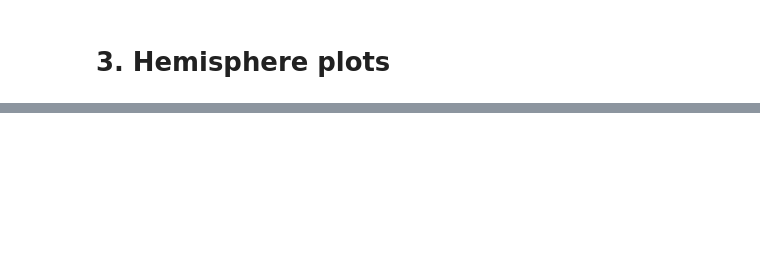
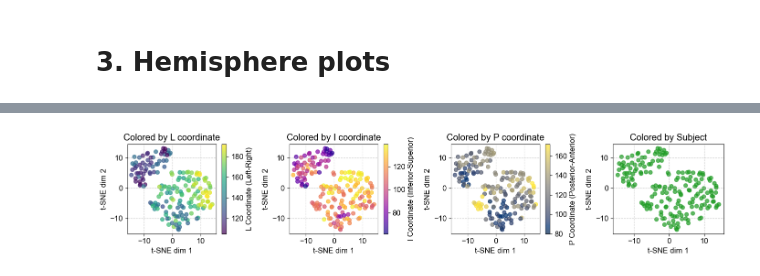
Before and after one commit to azaho/bfm, a Jupyter notebook: paper_figures/F5_electrode_embeddings/exp_corr_distance_electrodes.ipynb, the cells around one changed output, grey strips where cells are left out. Saved outputs shown, nothing was run; the diff lists cells and outputs as text; code cells hidden in the pictures; blank space fills up the shorter version.

```diff
--- a/paper_figures/F5_electrode_embeddings/exp_corr_distance_electrodes.ipynb
+++ b/paper_figures/F5_electrode_embeddings/exp_corr_distance_electrodes.ipynb
@@ -319,6 +319,7 @@ Total explained variance: 0.0665
 # %%
 all_electrode_embeddings = np.concatenate([subjects_electrode_embeddings[subject_id] for subject_id in plot_subject_ids])
 all_electrode_coordinates = np.concatenate([subjects_electrode_coordinates[subject_id] for subject_id in plot_subject_ids])
+all_subject_ids = np.concatenate([[subject_id]*len(subjects_electrode_embeddings[subject_id]) for subject_id in plot_subject_ids])
 
 # Perform t-SNE to reduce electrode embeddings to 2 dimensions
 from sklearn.manifold import TSNE
@@ -379,3 +380,74 @@ plt.show()
+# %%
+# Create a figure with 3 subplots for L, I, P coordinates
+fig, axes = plt.subplots(1, 4, figsize=(14, 3))
+
+# Determine the correct title based on the dimensionality reduction method
+method_name = "t-SNE" if use_tsne else "PCA"
+
+# Plot for L coordinate (Left-Right)
+scatter_L = axes[0].scatter(electrode_embeddings_2d[:, 0], electrode_embeddings_2d[:, 1],
+                          c=all_electrode_coordinates[:, 0], cmap='viridis', alpha=0.7)
+axes[0].set_title(f'Colored by L coordinate')
+axes[0].set_xlabel(f'{method_name} dim 1')
+axes[0].set_ylabel(f'{method_name} dim 2')
+axes[0].grid(True, linestyle='--', alpha=0.7)
+plt.colorbar(scatter_L, ax=axes[0], label='L Coordinate (Left-Right)')
+
+# Plot for I coordinate (Inferior-Superior)
+scatter_I = axes[1].scatter(electrode_embeddings_2d[:, 0], electrode_embeddings_2d[:, 1],
+                          c=all_electrode_coordinates[:, 1], cmap='plasma', alpha=0.7)
+axes[1].set_title(f'Colored by I coordinate')
+axes[1].set_xlabel(f'{method_name} dim 1')
+axes[1].set_ylabel(f'{method_name} dim 2')
+axes[1].grid(True, linestyle='--', alpha=0.7)
+plt.colorbar(scatter_I, ax=axes[1], label='I Coordinate (Inferior-Superior)')
+
+# Plot for P coordinate (Posterior-Anterior)
+scatter_P = axes[2].scatter(electrode_embeddings_2d[:, 0], electrode_embeddings_2d[:, 1],
+                          c=all_electrode_coordinates[:, 2], cmap='cividis', alpha=0.7)
+axes[2].set_title(f'Colored by P coordinate')
+axes[2].set_xlabel(f'{method_name} dim 1')
+axes[2].set_ylabel(f'{method_name} dim 2')
+axes[2].grid(True, linestyle='--', alpha=0.7)
+plt.colorbar(scatter_P, ax=axes[2], label='P Coordinate (Posterior-Anterior)')
+
+# Plot colored by subject
+# Create a dictionary to map subject IDs to colors
+import matplotlib.colors as mcolors
+import random
+
+# Generate random colors for each subject
+np.random.seed(43)  # For reproducibility
+subject_colors = {}
+for i, subject_id in enumerate(plot_subject_ids):
+    subject_colors[subject_id] = np.random.rand(3,)  # Random RGB color
+
+# Create an array of colors based on subject IDs
+subject_color_array = np.zeros((len(all_subject_ids), 3))
+for i, subject_id in enumerate(all_subject_ids):
+    if subject_id in subject_colors:
+        subject_color_array[i] = subject_colors[subject_id]
+
+# Plot with subject colors
+scatter_subj = axes[3].scatter(electrode_embeddings_2d[:, 0], electrode_embeddings_2d[:, 1],
+                             c=subject_color_array, alpha=0.7)
+axes[3].set_title(f'Colored by Subject')
+axes[3].set_xlabel(f'{method_name} dim 1')
+axes[3].set_ylabel(f'{method_name} dim 2')
+axes[3].grid(True, linestyle='--', alpha=0.7)
+
+# Add a legend for subject colors
+legend_elements = [plt.Line2D([0], [0], marker='o', color='w',
+                             markerfacecolor=subject_colors[subject_id],
+                             markersize=10, label=f'Subject {subject_id}')
+                  for subject_id in plot_subject_ids]
+# axes[3].legend(handles=legend_elements, loc='best')
+
+plt.tight_layout()
+plt.savefig(f'paper_figures/F5_electrode_embeddings/{method_name}_pca_electrodes_{model_dirname}.pdf', bbox_inches='tight', dpi=300)
+plt.show()
+# %% [output]
+[figure, added]
 # %%
 vmin, vmax = 0, 0.1
 fig, axes = plt.subplots(1, 2, figsize=(14, 4),
```
Also changed, not shown: parts of 7 cells of this notebook, 6 other files.
